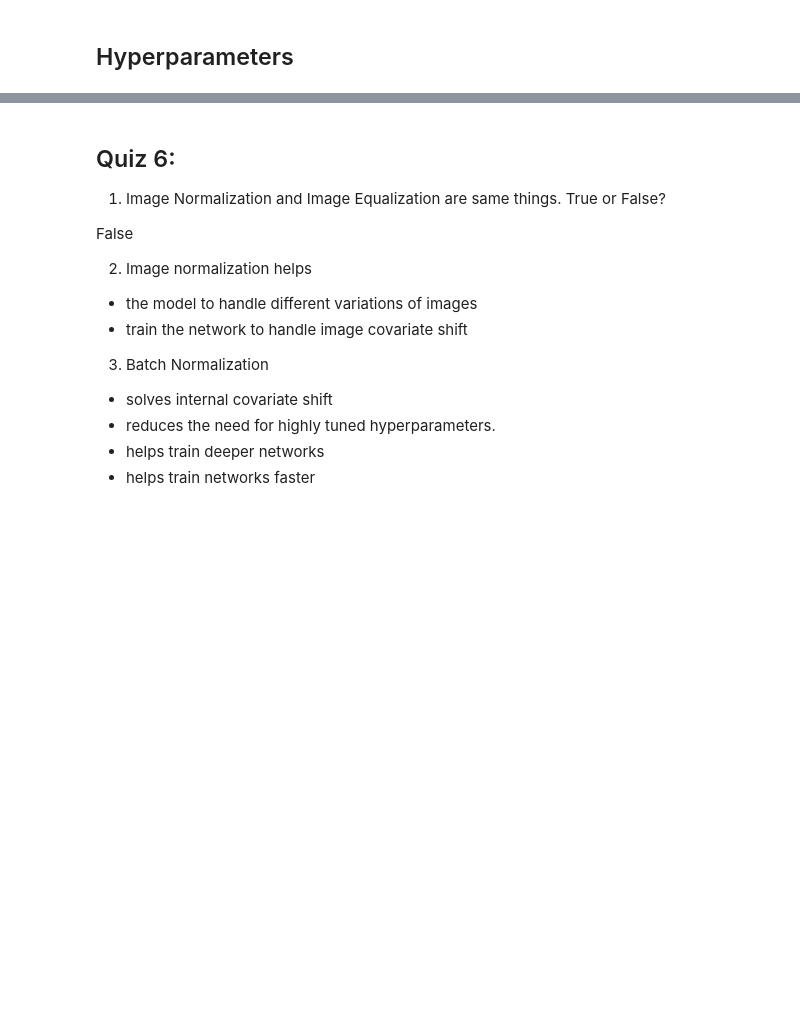
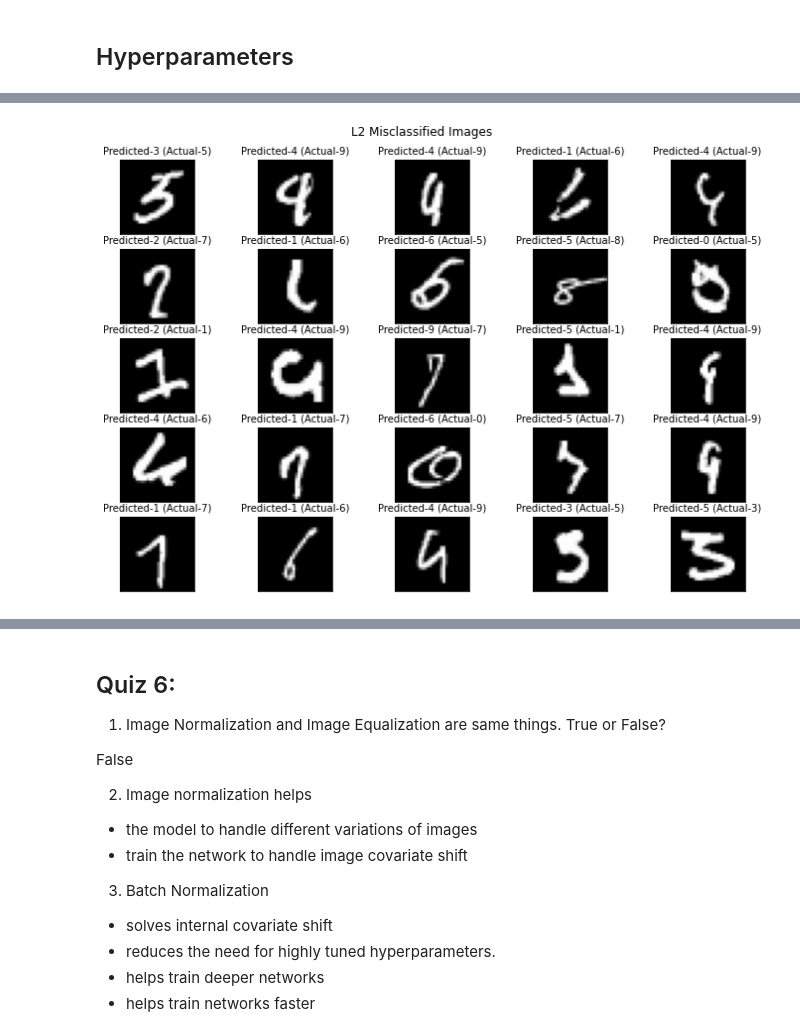
Before and after one commit to sagarigrandhi/EVA4, a Jupyter notebook: S6/Assignment_6.ipynb, the cells around one changed output, grey strips where cells are left out. Drawn from its saved outputs; the diff is of its cells as text; code cells hidden in the pictures; blank space fills up the shorter version.

```diff
--- a/S6/Assignment_6.ipynb
+++ b/S6/Assignment_6.ipynb
@@ -684,0 +173,4 @@ Explain your observation w.r.t L1 and L2's performance in the regularization of
+# %%
+visualize_misclassified(filepath, 'L2', misclassified_imgs)
+# %% [output]
+[figure, added]
```
Also changed, not shown: parts of 55 cells of this notebook.
